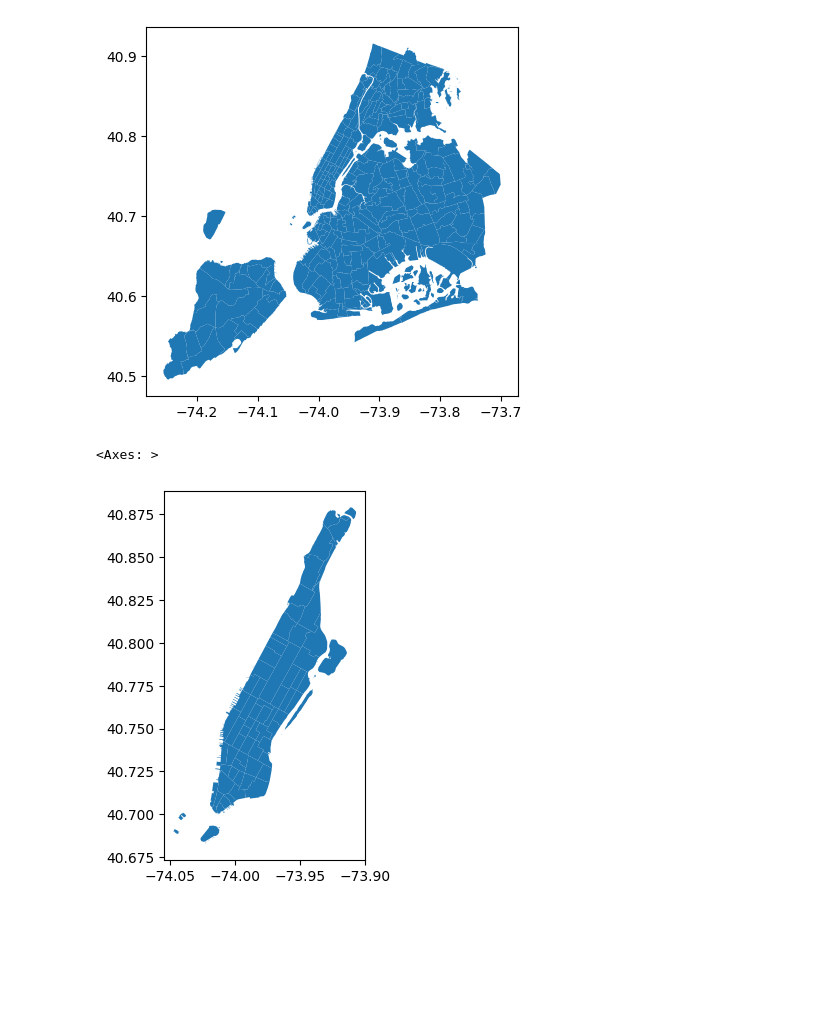
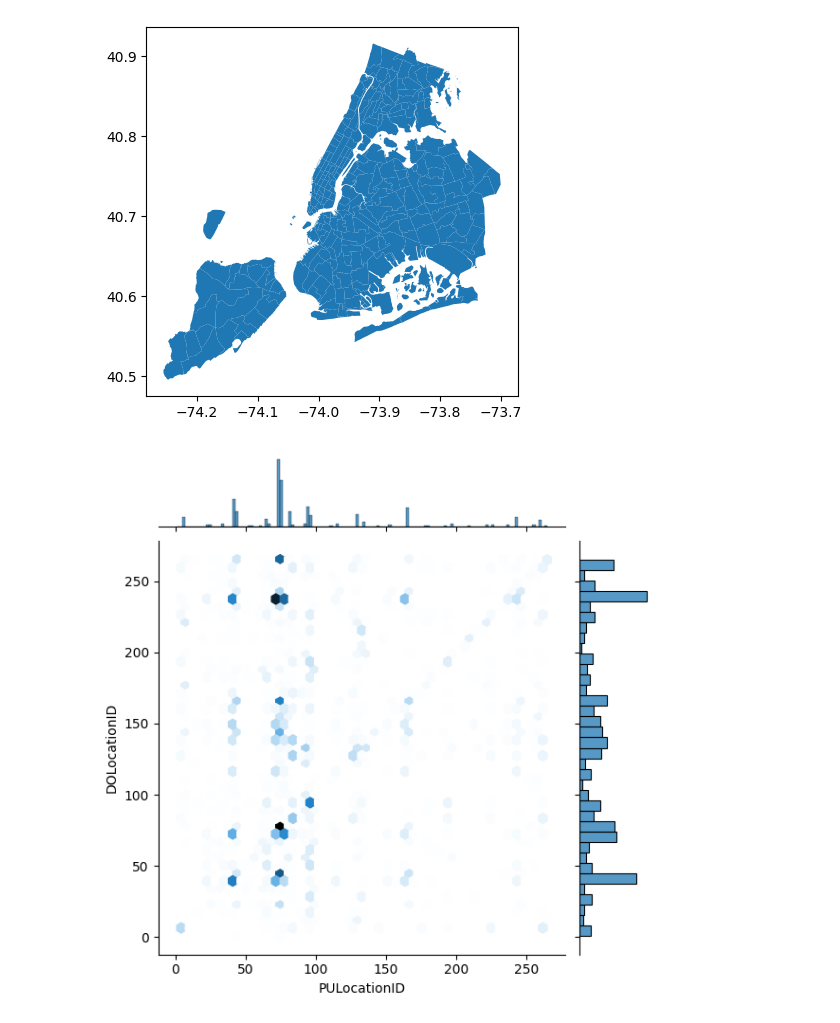
Before and after one commit to d-widyantama/CAPSTONE-2_NYC-Taxi-EDA-and-Viz, a Jupyter notebook: V1-EDA-NYCTaxi.ipynb, the cells around one changed output. Saved outputs shown, nothing was run; the diff lists cells and outputs as text; code cells hidden in the pictures; blank space fills up the shorter version.

```diff
--- a/V1-EDA-NYCTaxi.ipynb
+++ b/V1-EDA-NYCTaxi.ipynb
@@ -1082,8 +1073,10 @@ tlcMap.plot()
 # %% [output]
 <Axes: >
 [figure]
-# %%
-tlcMap[tlcMap['borough'] == 'Manhattan'].plot()
-# %% [output]
-<Axes: >
-[figure, removed]
+# %%
+# tlcMap[tlcMap['borough'] == 'Manhattan'].plot()
+
+#Create heatmap of pickup location
+pickup_heatmap = sns.jointplot(data=df, x='PULocationID', y='DOLocationID', kind='hex')
+# %% [output]
+[figure, added]
```
Also changed, not shown: parts of 9 cells of this notebook.
